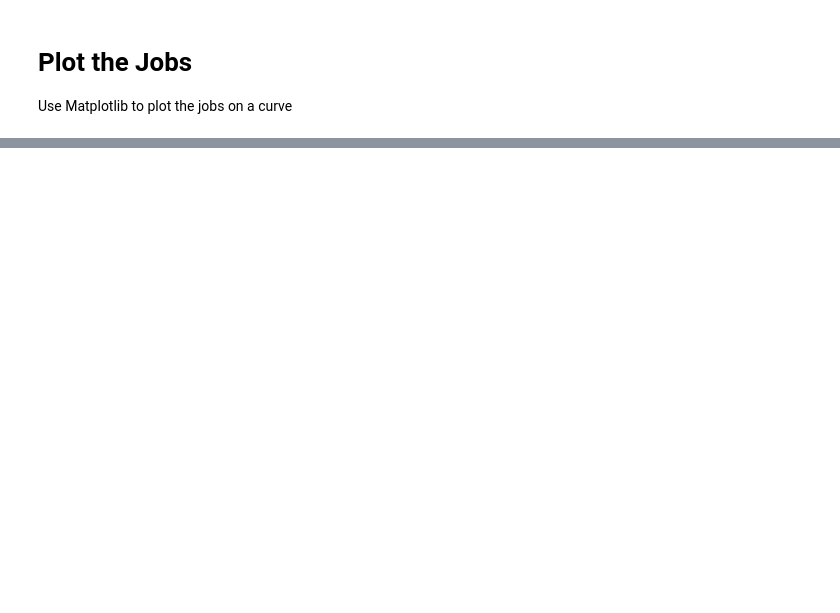
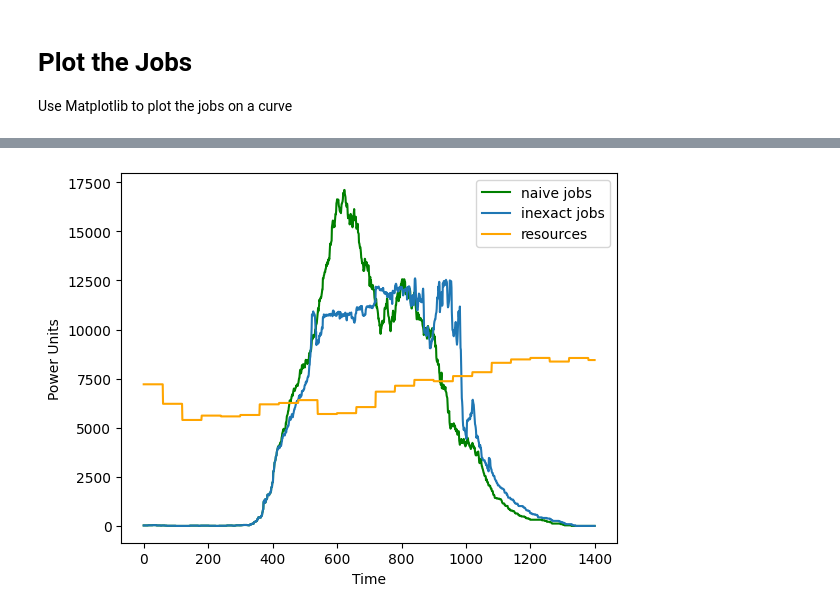
Before and after one commit to calebtheeardley/PeakDemanMinimizationAboveAResourceCurve, a Jupyter notebook: Code/CPLEX/scheduling_lp.ipynb, the cells around one changed output, grey strips where cells are left out. Cells and saved outputs as stored; diff of their text form; code cells hidden in the pictures; blank space fills up the shorter version.

```diff
--- a/Code/CPLEX/scheduling_lp.ipynb
+++ b/Code/CPLEX/scheduling_lp.ipynb
@@ -308,0 +381,12 @@ plt.show()
+# %%
+plt.plot(job_graph_xvalues, bad_job_graph_yvalues, label='naive jobs', color='green')
+plt.plot(job_graph_xvalues, job_graph_yvalues, label='inexact jobs')
+plt.plot(job_graph_xvalues, resources_graph_yvalues, label='resources', color='orange')
+
+plt.xlabel("Time")
+plt.ylabel("Power Units")
+plt.legend()
+
+plt.show()
+# %% [output]
+[figure, added]
```
Also changed, not shown: parts of 16 cells of this notebook, 3 other files.
